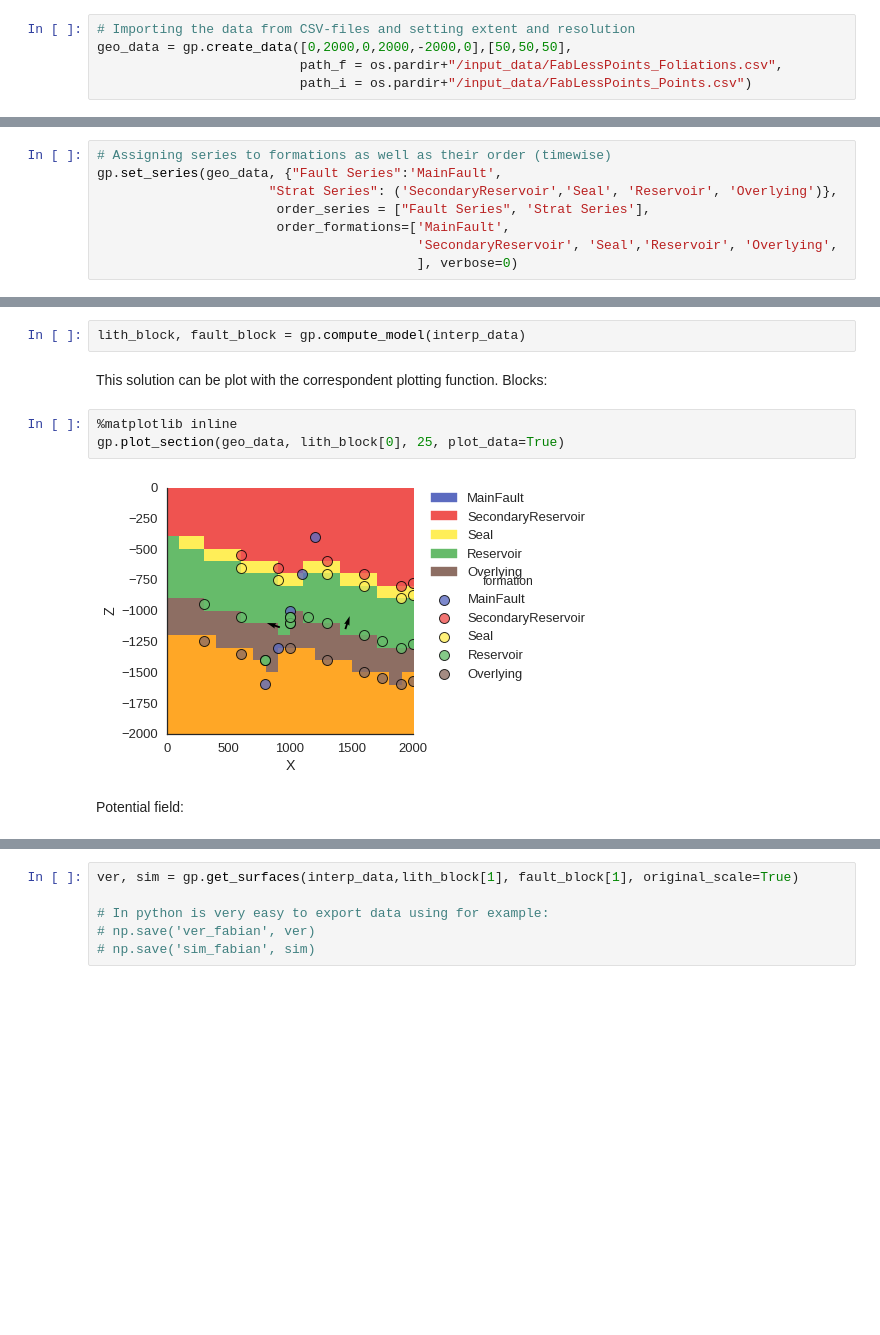
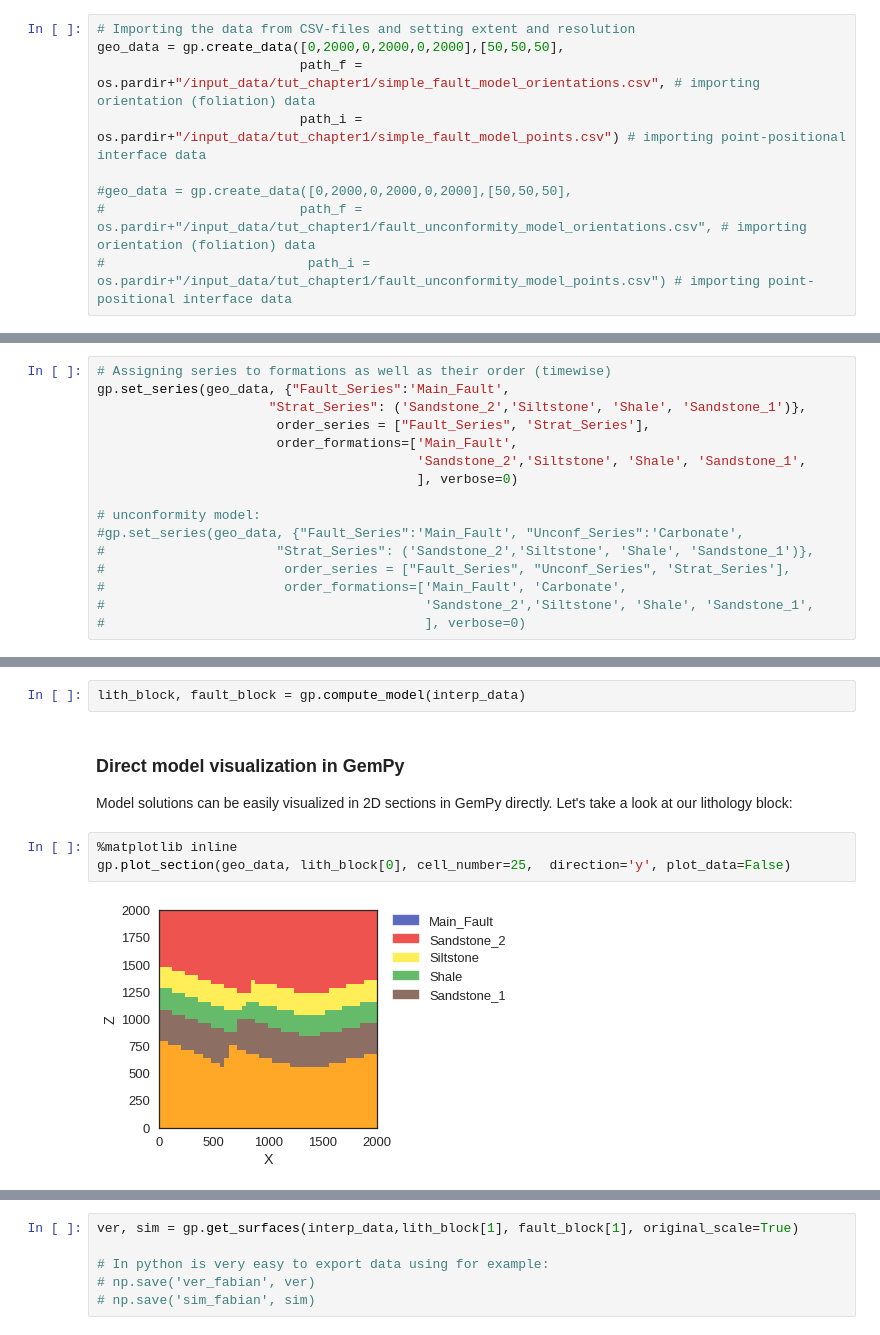
Before and after one commit to gempy-project/gempy, a Jupyter notebook: Tutorial/ch1.ipynb, the cells around one changed output, grey strips where cells are left out. Saved outputs shown, nothing was run; the diff lists cells and outputs as text; blank space fills up the shorter version.

Commit message:
Improved chapter 1, started theory chapter

```diff
--- a/Tutorial/ch1.ipynb
+++ b/Tutorial/ch1.ipynb
@@ -32,6 +58,10 @@ As we generate our InputData from CSV-files, we also have to define our model's
 # %%
 # Importing the data from CSV-files and setting extent and resolution
-geo_data = gp.create_data([0,2000,0,2000,-2000,0],[50,50,50],
-                          path_f = os.pardir+"/input_data/FabLessPoints_Foliations.csv",
-                          path_i = os.pardir+"/input_data/FabLessPoints_Points.csv")
+geo_data = gp.create_data([0,2000,0,2000,0,2000],[50,50,50],
+                          path_f = os.pardir+"/input_data/tut_chapter1/simple_fault_model_orientations.csv", # importing orientation (foliation) data
+                          path_i = os.pardir+"/input_data/tut_chapter1/simple_fault_model_points.csv") # importing point-positional interface data
+
+#geo_data = gp.create_data([0,2000,0,2000,0,2000],[50,50,50],
+#                         path_f = os.pardir+"/input_data/tut_chapter1/fault_unconformity_model_orientations.csv", # importing orientation (foliation) data
+#                          path_i = os.pardir+"/input_data/tut_chapter1/fault_unconformity_model_points.csv") # importing point-positional interface data
 # %% [markdown]
@@ -74,9 +104,17 @@ Our example model comprises four main layers (plus an underlying basement that i
-# %%
-# Assigning series to formations as well as their order (timewise)
-gp.set_series(geo_data, {"Fault Series":'MainFault',
-                      "Strat Series": ('SecondaryReservoir','Seal', 'Reservoir', 'Overlying')},
-                       order_series = ["Fault Series", 'Strat Series'],
-                       order_formations=['MainFault',
-                                         'SecondaryReservoir', 'Seal','Reservoir', 'Overlying',
-                                         ], verbose=0)
+# %%
+# Assigning series to formations as well as their order (timewise)
+gp.set_series(geo_data, {"Fault_Series":'Main_Fault',
+                      "Strat_Series": ('Sandstone_2','Siltstone', 'Shale', 'Sandstone_1')},
+                       order_series = ["Fault_Series", 'Strat_Series'],
+                       order_formations=['Main_Fault',
+                                         'Sandstone_2','Siltstone', 'Shale', 'Sandstone_1',
+                                         ], verbose=0)
+
+# unconformity model:
+#gp.set_series(geo_data, {"Fault_Series":'Main_Fault', "Unconf_Series":'Carbonate',
+#                      "Strat_Series": ('Sandstone_2','Siltstone', 'Shale', 'Sandstone_1')},
+#                       order_series = ["Fault_Series", "Unconf_Series", 'Strat_Series'],
+#                       order_formations=['Main_Fault', 'Carbonate',
+#                                         'Sandstone_2','Siltstone', 'Shale', 'Sandstone_1',
+#                                         ], verbose=0)
 # %% [markdown]
@@ -210,11 +245,11 @@ At this point, we have all what we need to compute our model. By default everyti
 # %%
 lith_block, fault_block = gp.compute_model(interp_data)
-# %% [markdown]
-This solution can be plot with the correspondent plotting function. Blocks:
+# %% [markdown]
+### Direct model visualization in GemPy
+
+Model solutions can be easily visualized in 2D sections in GemPy directly. Let's take a look at our lithology block:
 # %%
 %matplotlib inline
-gp.plot_section(geo_data, lith_block[0], 25, plot_data=True)
+gp.plot_section(geo_data, lith_block[0], cell_number=25,  direction='y', plot_data=False)
 # %% [output]
-[figure, old version]
+[figure, new version]
-# %% [markdown]
-Potential field:
```
Also changed, not shown: parts of 43 cells of this notebook, 14 other files.
